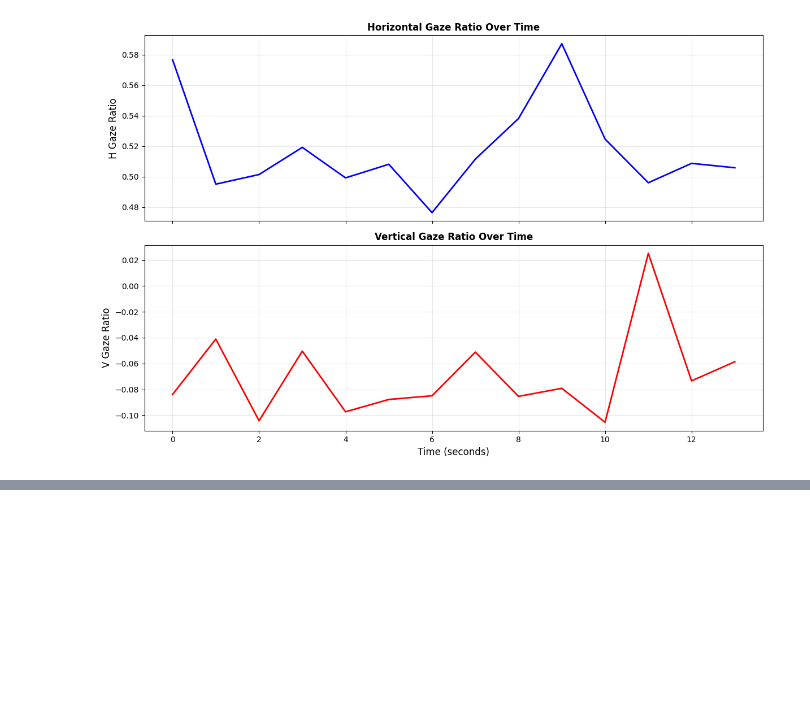
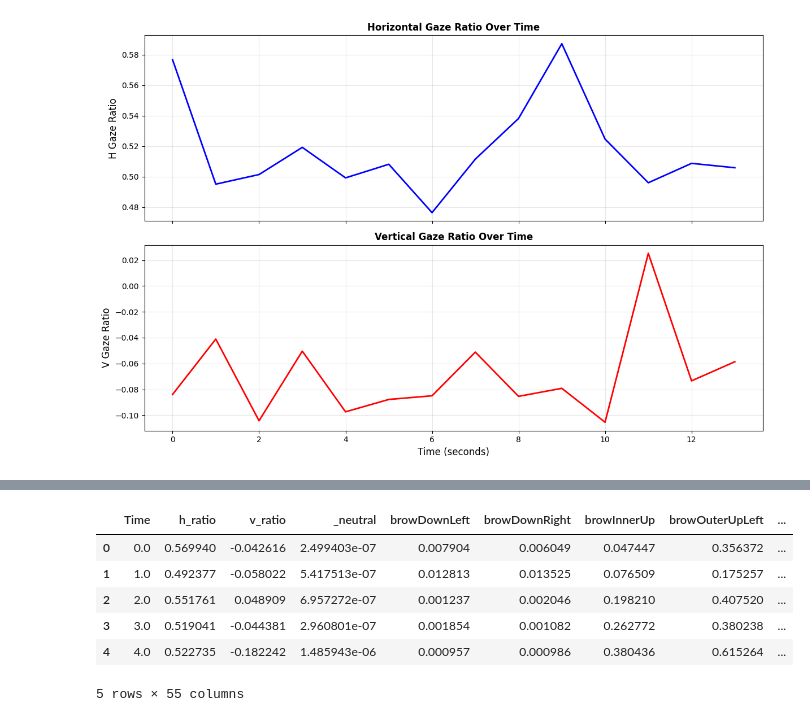
Before and after one commit to Ak62007/Multimodel-Reasoning, a Jupyter notebook: notebooks/testing.ipynb, the cells around one changed output, grey strips where cells are left out. Cells and saved outputs as stored; diff of their text form; code cells hidden in the pictures; blank space fills up the shorter version.

```diff
--- a/notebooks/testing.ipynb
+++ b/notebooks/testing.ipynb
@@ -658,0 +703,10 @@ plt.show()
+# %%
+df.head()
+# %% [output]
+|  | Time | h_ratio | v_ratio | _neutral | browDownLeft | browDownRight | browInnerUp | browOuterUpLeft | ... |
+| 0 | 0.0 | 0.569940 | -0.042616 | 2.499403e-07 | 0.007904 | 0.006049 | 0.047447 | 0.356372 | ... |
+| 1 | 1.0 | 0.492377 | -0.058022 | 5.417513e-07 | 0.012813 | 0.013525 | 0.076509 | 0.175257 | ... |
+| 2 | 2.0 | 0.551761 | 0.048909 | 6.957272e-07 | 0.001237 | 0.002046 | 0.198210 | 0.407520 | ... |
+| 3 | 3.0 | 0.519041 | -0.044381 | 2.960801e-07 | 0.001854 | 0.001082 | 0.262772 | 0.380238 | ... |
+| 4 | 4.0 | 0.522735 | -0.182242 | 1.485943e-06 | 0.000957 | 0.000986 | 0.380436 | 0.615264 | ... |
+5 rows × 55 columns
```
Also changed, not shown: parts of 8 cells of this notebook.
